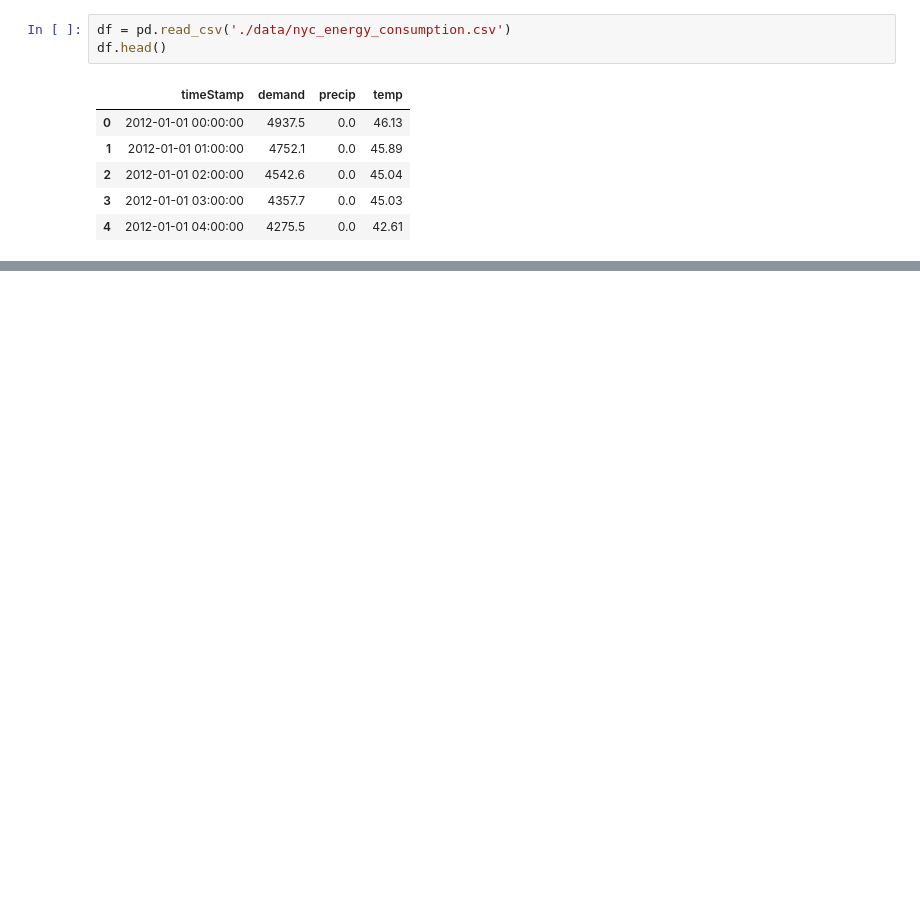
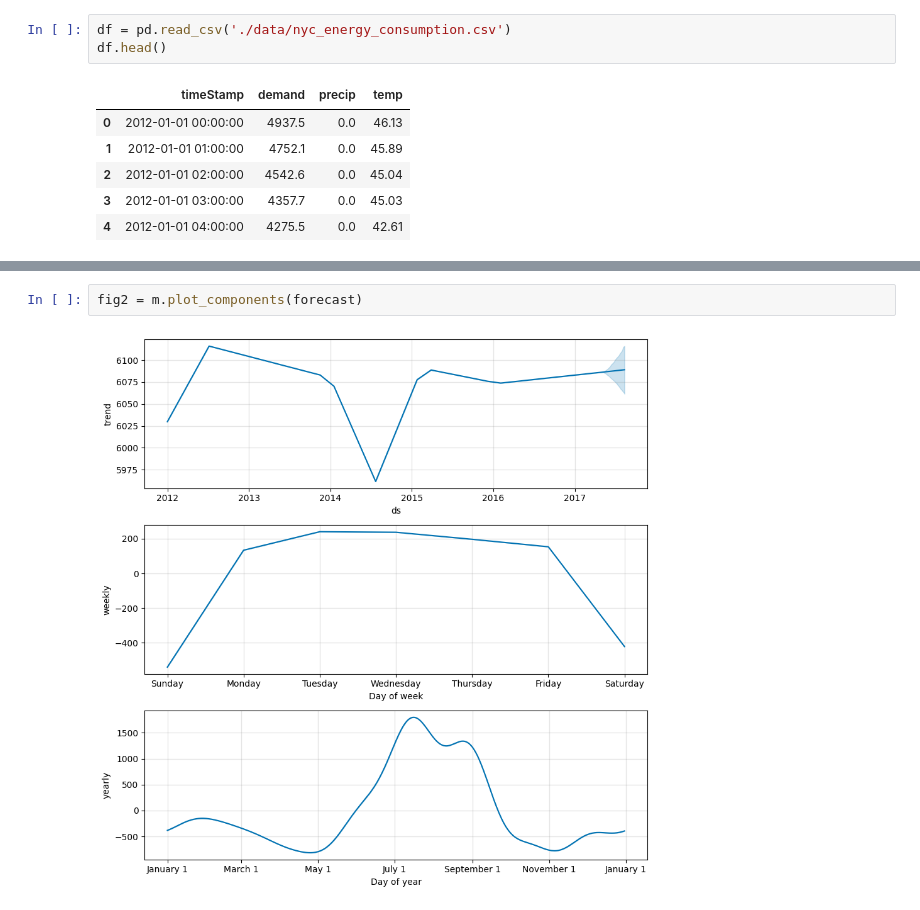
Before and after one commit to Aifedayo/Time-Series-Forecasting, a Jupyter notebook: src/notebook/timeseries_using_prophet.ipynb, the cells around one changed output, grey strips where cells are left out. Drawn from its saved outputs; the diff is of its cells as text; blank space fills up the shorter version.

```diff
--- a/src/notebook/timeseries_using_prophet.ipynb
+++ b/src/notebook/timeseries_using_prophet.ipynb
@@ -19,0 +166,4 @@ df.head()
+# %%
+fig2 = m.plot_components(forecast)
+# %% [output]
+[figure, added]
```
Also changed, not shown: parts of 22 cells of this notebook.
